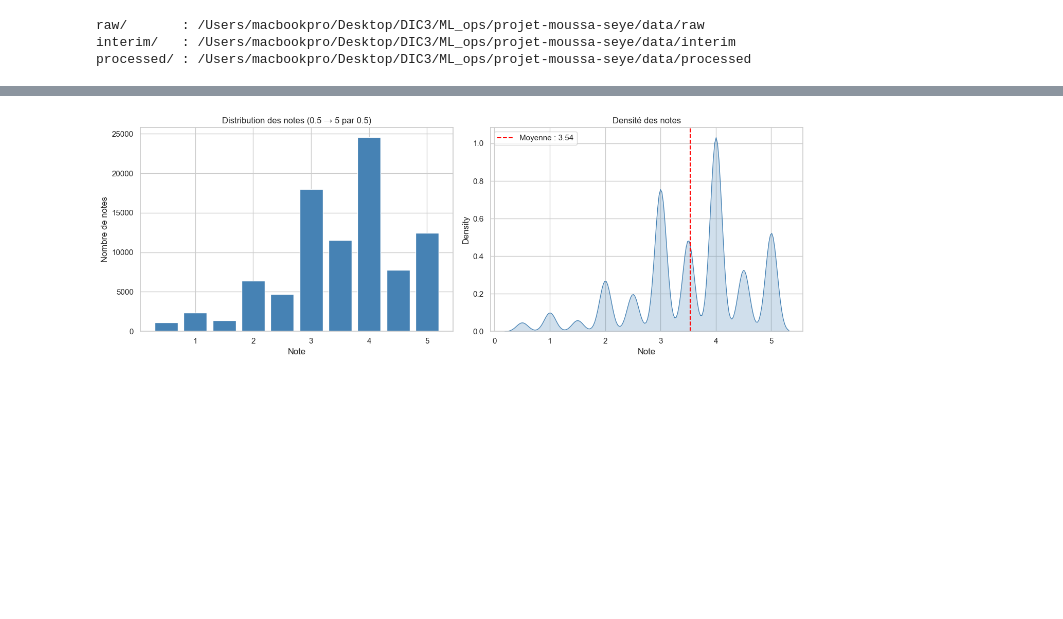
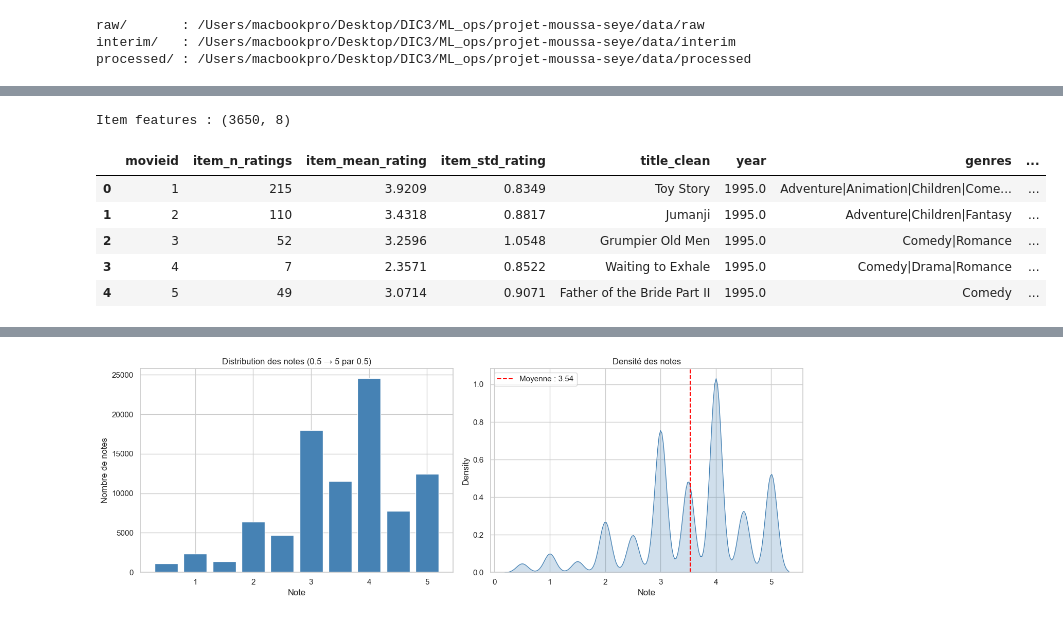
Before and after one commit to MoussaTorch/recommendation-film, a Jupyter notebook: notebooks/01-eda.ipynb, the cells around one changed output, grey strips where cells are left out. Drawn from its saved outputs; the diff is of its cells as text; code cells hidden in the pictures; blank space fills up the shorter version.

```diff
--- a/notebooks/01-eda.ipynb
+++ b/notebooks/01-eda.ipynb
@@ -92,0 +75,9 @@ movies.head()
+# %%
+# Télécharge et extrait le dataset (skip si déjà présent)
+download_movielens(force=False)
+
+raw_files = list((DATA_DIR_RAW / "ml-latest-small").iterdir())
+print("Fichiers dans data/raw/ml-latest-small/ :")
+for f in sorted(raw_files):
+    size_kb = f.stat().st_size / 1024
+    print(f"  {f.name:<20}  {size_kb:>8.1f} KB")
@@ -92,0 +141,10 @@ movies.head()
+# %%
+# Tags
+tags = process_tags(force=False)
+print(f"Tags chargés : {len(tags):,}")
+
+# Vérifier les fichiers interim générés
+print("\nFichiers dans data/interim/ :")
+for f in sorted(DATA_DIR_INTERIM.iterdir()):
+    size_kb = f.stat().st_size / 1024
+    print(f"  {f.name:<35}  {size_kb:>8.1f} KB")
@@ -92,0 +193,6 @@ movies.head()
+# %%
+# Features films
+item_feats = build_item_features(ratings, movies, save=True)
+print(f"Item features : {item_feats.shape}")
+item_feats.head()
+# %% [output]
@@ -92,0 +200,7 @@ movies.head()
+Item features : (3650, 8)
+|  | movieid | item_n_ratings | item_mean_rating | item_std_rating | title_clean | year | genres | ... |
+| 0 | 1 | 215 | 3.9209 | 0.8349 | Toy Story | 1995.0 | Adventure|Animation|Children|Come... | ... |
+| 1 | 2 | 110 | 3.4318 | 0.8817 | Jumanji | 1995.0 | Adventure|Children|Fantasy | ... |
+| 2 | 3 | 52 | 3.2596 | 1.0548 | Grumpier Old Men | 1995.0 | Comedy|Romance | ... |
+| 3 | 4 | 7 | 2.3571 | 0.8522 | Waiting to Exhale | 1995.0 | Comedy|Drama|Romance | ... |
+| 4 | 5 | 49 | 3.0714 | 0.9071 | Father of the Bride Part II | 1995.0 | Comedy | ... |
```
Also changed, not shown: parts of 41 cells of this notebook, 1 other file.
